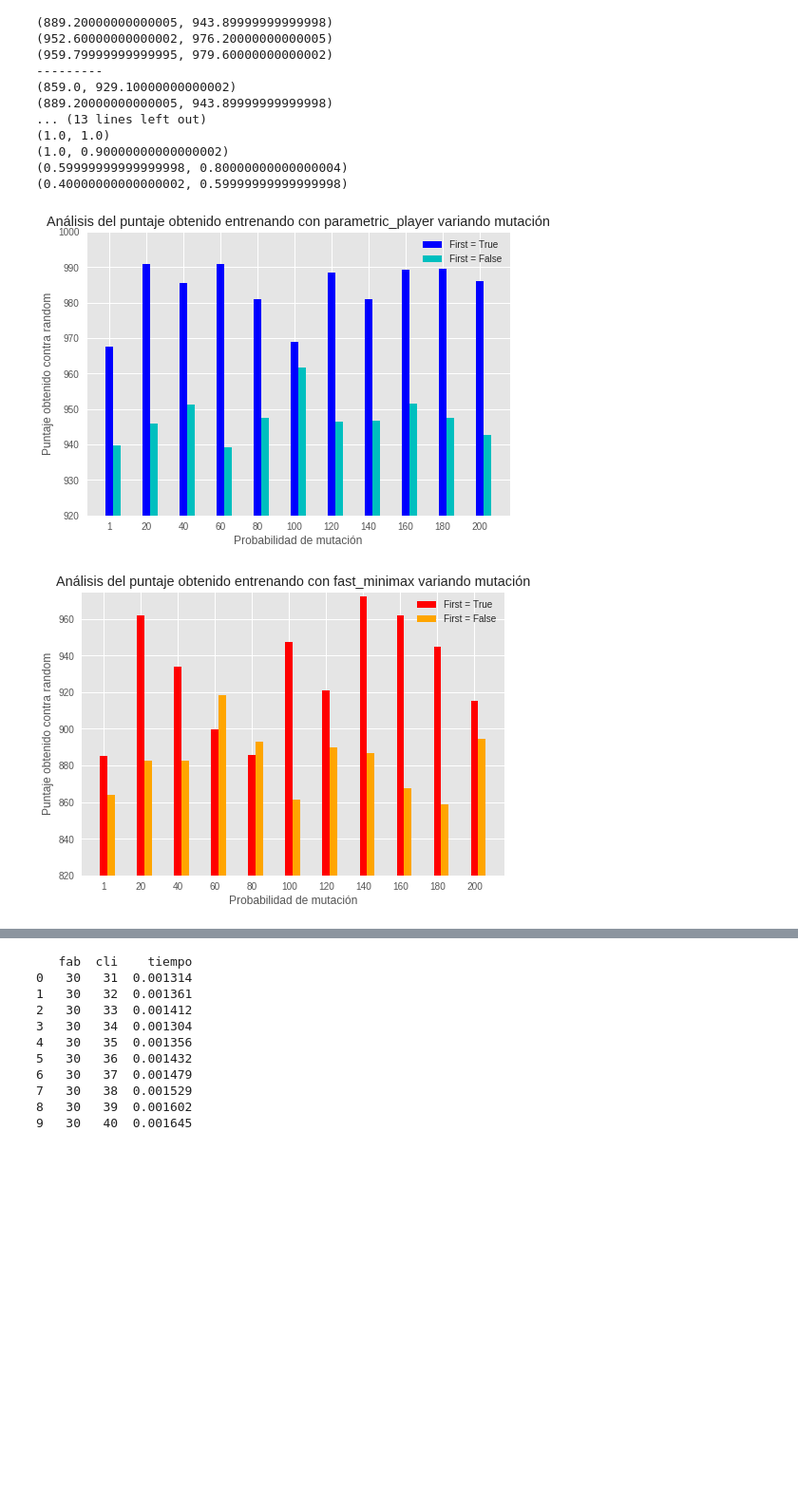
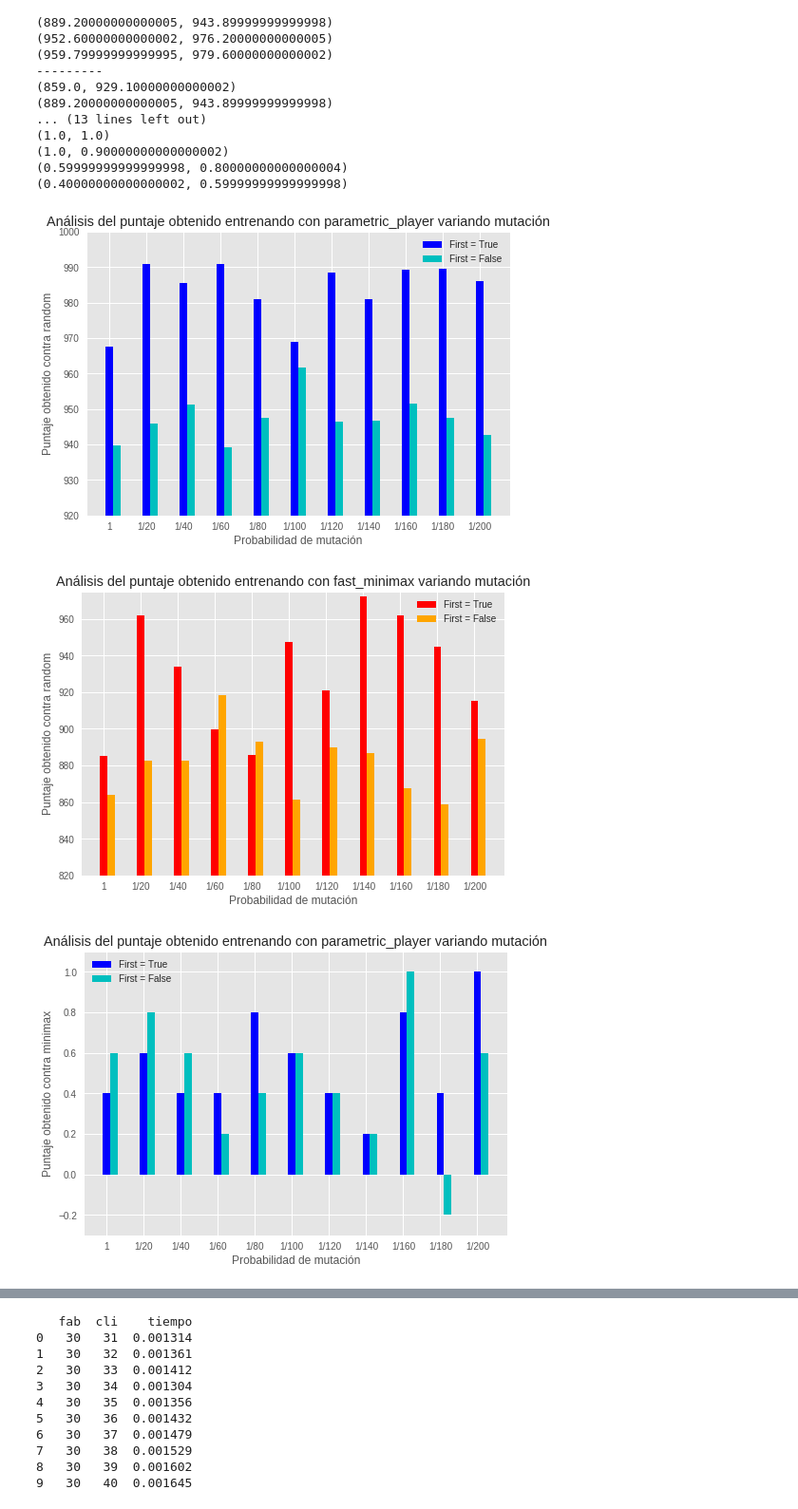
Before and after one commit to lucascarbonelli/AED3-TP3, a Jupyter notebook: graficador/graficador.ipynb, the cells around one changed output, grey strips where cells are left out. Shown at 95% size. Saved outputs shown, nothing was run; the diff lists cells and outputs as text; code cells hidden in the pictures; blank space fills up the shorter version.

```diff
--- a/graficador/graficador.ipynb
+++ b/graficador/graficador.ipynb
@@ -462,6 +462,20 @@ def puntajesMut(df):
 
     return scores
 
+
+def puntajesMutMinimax(df):
+    scores = []
+    for i in range(0,len(df['prob']),10):
+        randomScore = 0
+        randomWon = 0
+        for j in range(0,10):
+            randomScore = randomScore + df['scoreMinimax'][i+j]
+            randomWon = randomWon + df['wonMinimax'][i+j]
+        randomScore = randomScore/10
+        randomWon = randomWon/10
+        scores.append((randomScore,randomWon))
+
+    return scores
 
 def plotbar4(xs,xt,ys1,ys2,r,w,lgx,lgy,lx,ly,t,c1,c2,y1,y2):
     sns.plt.bar([xs[i] for i in range(0,len(ys1))],[ys1[j][r] for j in range(0,len(ys1))],width=w,color=c1)
@@ -472,33 +486,45 @@ def plotbar4(xs,xt,ys1,ys2,r,w,lgx,lgy,lx,ly,t,c1,c2,y1,y2):
     sns.plt.title(t)
     sns.plt.xlabel(lx)
     sns.plt.ylabel(ly)
     sns.plt.show()
     sns.plt.close()
 
 
 df_mut = pd.read_csv('./helix_mut.csv')
 
 #agrupar por trainer
 #    agrupar por first
 #        sacar avg por mut
 
 
 df_mut_minimax_0 = filtrado_mut(df_mut, False, 'minimax_fast')
 df_mut_minimax_1 = filtrado_mut(df_mut, True, 'minimax_fast')
 df_mut_parametric_0 = filtrado_mut(df_mut, False, 'parametric_player')
 df_mut_parametric_1 = filtrado_mut(df_mut, True, 'parametric_player')#roto
 
-numeros = [1,20,40,60,80,100,120,140,160,180,200]
+
+
+numeros = ['1','1/20','1/40','1/60','1/80','1/100','1/120','1/140','1/160','1/180','1/200']
 xss = [1,2,3,4,5,6,7,8,9,10,11]
 xss2 = [1,1.5,2,2.5,3,3.5,4,4.5,5,5.5,6]
 
 mut_minimax_0 = puntajesMut(df_mut_minimax_0)
 mut_minimax_1 = puntajesMut(df_mut_minimax_1)
 mut_parametric_0 = puntajesMut(df_mut_parametric_0)
 mut_parametric_1 = puntajesMut(df_mut_parametric_1)
 
 plotbar4(xss2,numeros,mut_parametric_1,mut_parametric_0,0,0.1,'First = True','First = False','Probabilidad de mutación','Puntaje obtenido contra random','Análisis del puntaje obtenido entrenando con parametric_player variando mutación','b','c',920,1000)
 plotbar4(xss2,numeros,mut_minimax_1,mut_minimax_0,0,0.1,'First = True','First = False','Probabilidad de mutación','Puntaje obtenido contra random','Análisis del puntaje obtenido entrenando con fast_minimax variando mutación','r','orange',820,975)
+
+
+mut_minimax_0_mm = puntajesMutMinimax(df_mut_minimax_0)
+mut_minimax_1_mm = puntajesMutMinimax(df_mut_minimax_1)
+mut_parametric_0_mm = puntajesMutMinimax(df_mut_parametric_0)
+mut_parametric_1_mm = puntajesMutMinimax(df_mut_parametric_1)
+
+plotbar4(xss2,numeros,mut_parametric_1_mm,mut_parametric_0_mm,0,0.1,'First = True','First = False','Probabilidad de mutación','Puntaje obtenido contra minimax','Análisis del puntaje obtenido entrenando con parametric_player variando mutación','b','c',-0.3,1.1)
+plotbar4(xss2,numeros,mut_minimax_1_mm,mut_minimax_0_mm,0,0.1,'First = True','First = False','Probabilidad de mutación','Puntaje obtenido contra minimax','Análisis del puntaje obtenido entrenando con fast_minimax variando mutación','r','orange',0,1.1)
 # %% [output]
-[figure, old version]
+[figure, new version]
-[figure, old version]
+[figure, new version]
+[figure, added]
```
Also changed, not shown: parts of 1 cell of this notebook, 1 other file.
